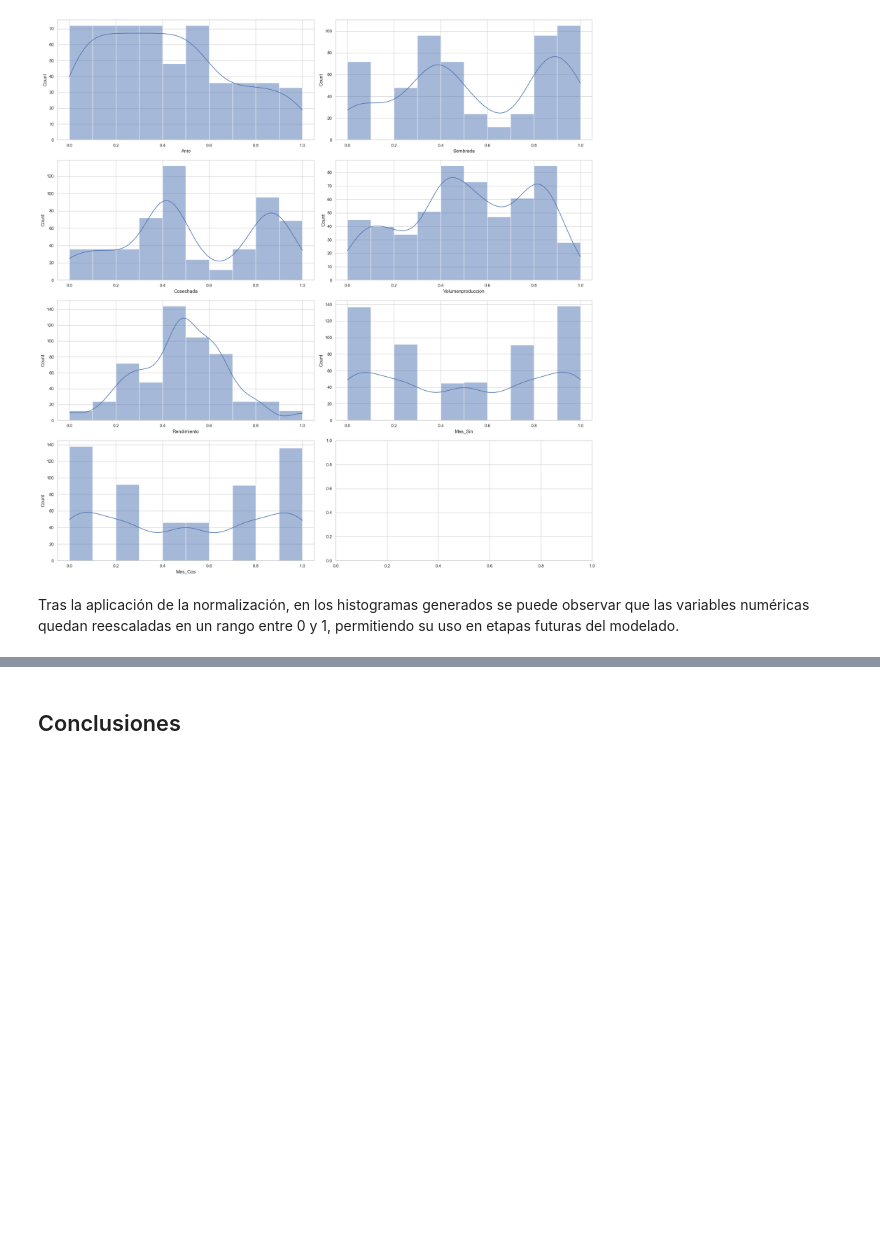
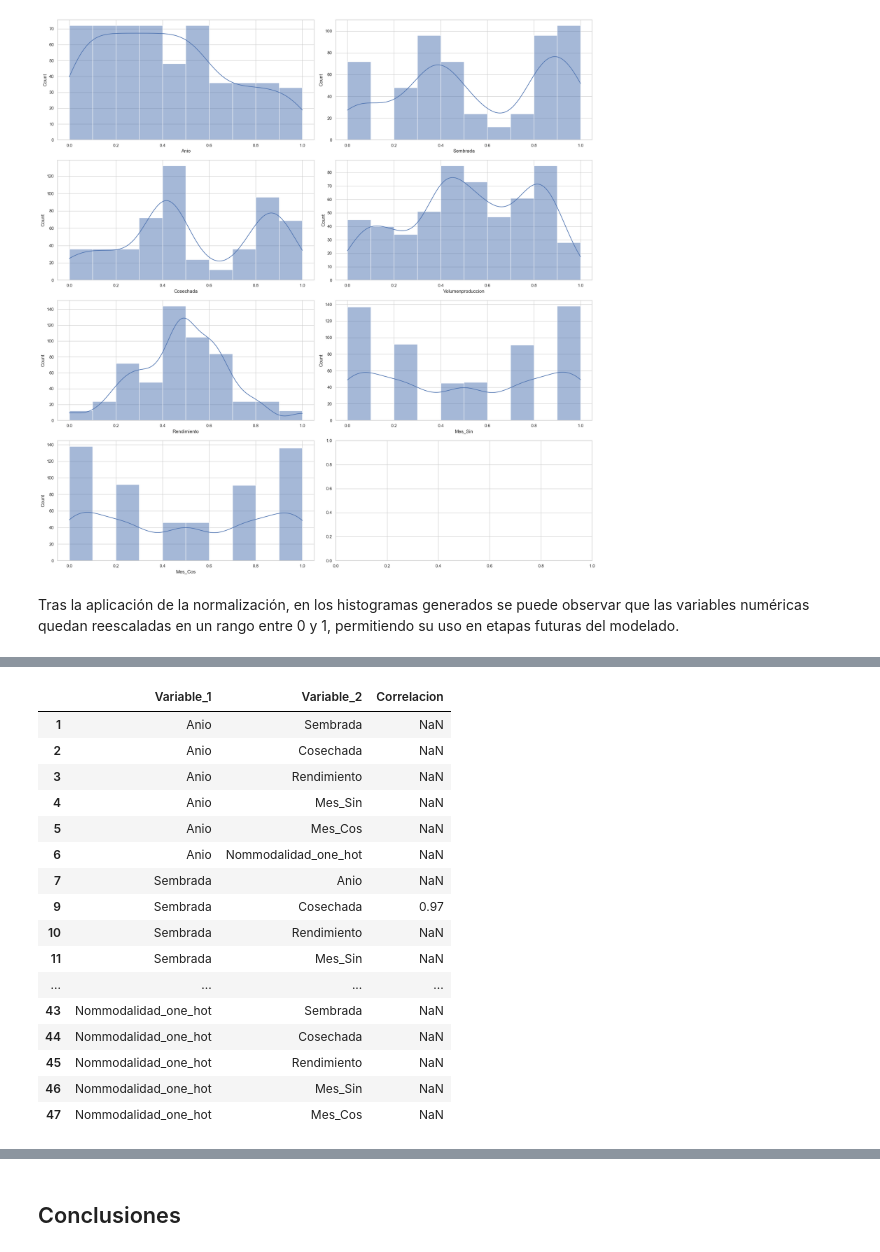
Before and after one commit to juan-pablo-lopez/tc5035-ene26-equipo29, a Jupyter notebook: Avance2.Equipo29.ipynb, the cells around one changed output, grey strips where cells are left out. Cells and saved outputs as stored; diff of their text form; code cells hidden in the pictures; blank space fills up the shorter version.

```diff
--- a/Avance2.Equipo29.ipynb
+++ b/Avance2.Equipo29.ipynb
@@ -896,0 +953,37 @@ xxxx
+# %%
+# Umbral de correlación
+corr_threshold = 0.9
+
+# Encontrar pares altamente correlacionados
+high_corr = (
+    corr_matrix
+    .abs()
+    .where(lambda x: x > corr_threshold)
+    .stack()
+    .reset_index()
+)
+
+high_corr.columns = ["Variable_1", "Variable_2", "Correlacion"]
+
+# Eliminar autocorrelaciones
+high_corr = high_corr[high_corr["Variable_1"] != high_corr["Variable_2"]]
+
+high_corr
+# %% [output]
+|  | Variable_1 | Variable_2 | Correlacion |
+| 1 | Anio | Sembrada | NaN |
+| 2 | Anio | Cosechada | NaN |
+| 3 | Anio | Rendimiento | NaN |
+| 4 | Anio | Mes_Sin | NaN |
+| 5 | Anio | Mes_Cos | NaN |
+| 6 | Anio | Nommodalidad_one_hot | NaN |
+| 7 | Sembrada | Anio | NaN |
+| 9 | Sembrada | Cosechada | 0.97 |
+| 10 | Sembrada | Rendimiento | NaN |
+| 11 | Sembrada | Mes_Sin | NaN |
+| ... | ... | ... | ... |
+| 43 | Nommodalidad_one_hot | Sembrada | NaN |
+| 44 | Nommodalidad_one_hot | Cosechada | NaN |
+| 45 | Nommodalidad_one_hot | Rendimiento | NaN |
+| 46 | Nommodalidad_one_hot | Mes_Sin | NaN |
+| 47 | Nommodalidad_one_hot | Mes_Cos | NaN |
```
Also changed, not shown: parts of 29 cells of this notebook.
